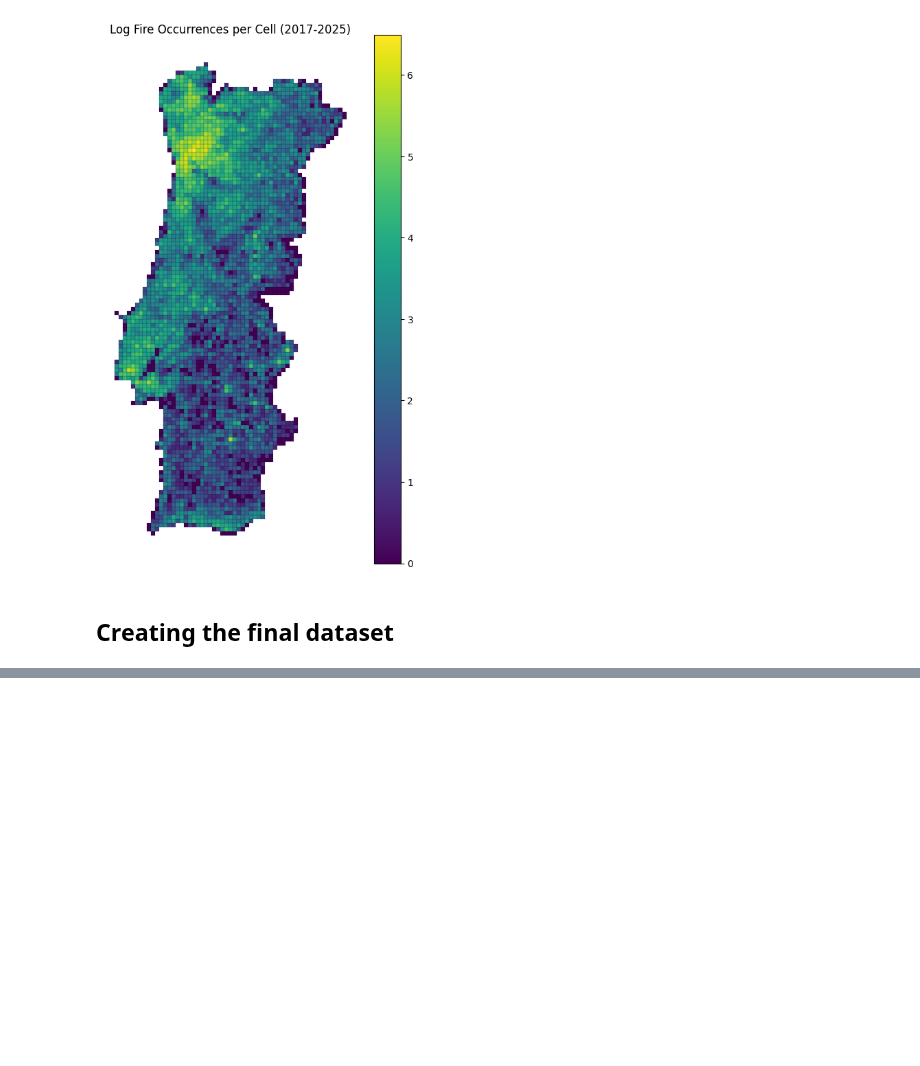
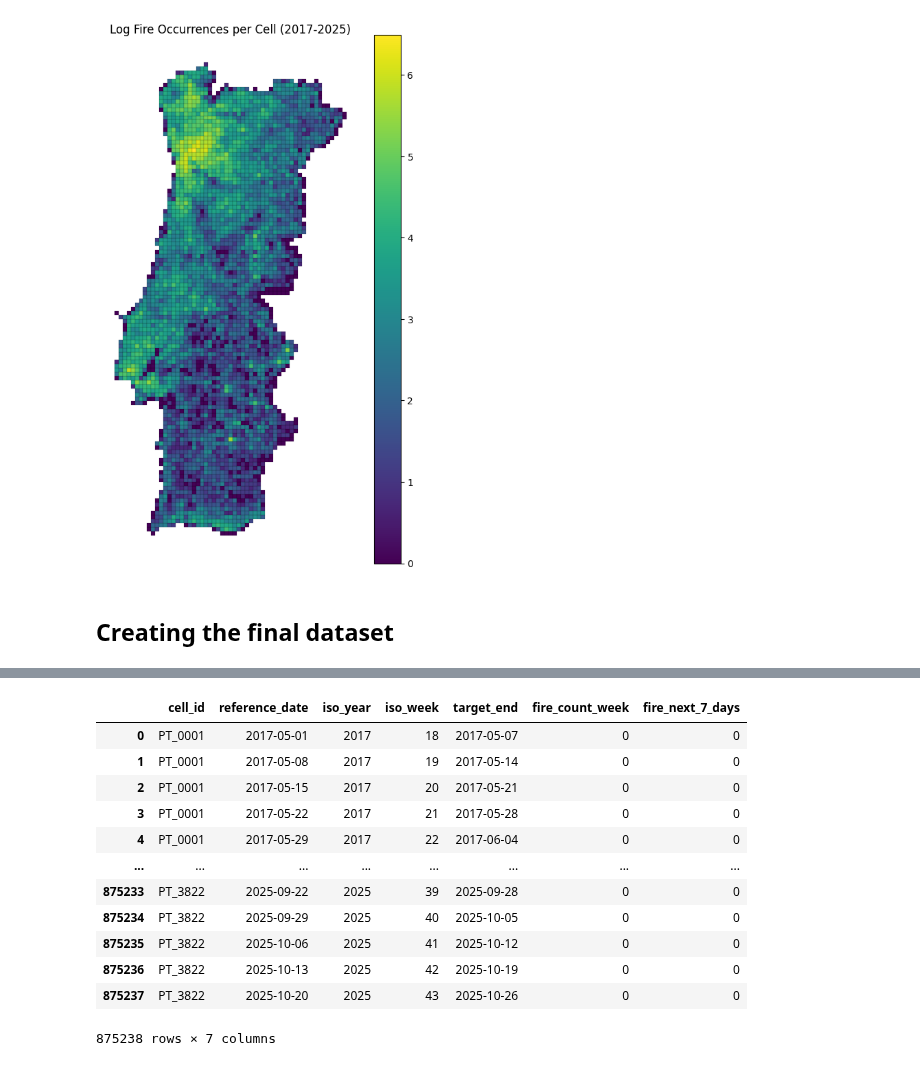
Before and after one commit to Daniel99Fonseca/wildfire-risk-portugal, a Jupyter notebook: notebooks/01_fire_data_exploration.ipynb, the cells around one changed output, grey strips where cells are left out. Saved outputs shown, nothing was run; the diff lists cells and outputs as text; code cells hidden in the pictures; blank space fills up the shorter version.

Commit message:
dataset before meteorological data

```diff
--- a/notebooks/01_fire_data_exploration.ipynb
+++ b/notebooks/01_fire_data_exploration.ipynb
@@ -1429,0 +1568,8 @@ fires_with_cells.head(2)
+# %%
+model_dataset = cells_id.merge(
+    weekly_calendar,
+    how="cross"
+)
+
+print(f"\n Dataset Head: \n {model_dataset.head(10)}")
+print(f"\n Dataset Shape: \n {model_dataset.shape}")
@@ -1429,0 +1631,10 @@ fires_with_cells.head(2)
+# %%
+weekly_fires = (
+    fires_with_cells
+    .groupby(["cell_id", "reference_date"])
+    .size()
+    .reset_index(name="fire_count_week")
+)
+
+print(f"\n Dataset Head: \n {weekly_fires.head(10)}")
+print(f"\n Dataset Shape: \n {weekly_fires.shape}")
@@ -1429,0 +1661,10 @@ fires_with_cells.head(2)
+# %%
+model_dataset = model_dataset.merge(
+    weekly_fires,
+    on=["cell_id", "reference_date"],
+    how="left"
+)
+
+print(f"\n Dataset Head: \n {model_dataset.head(10)}")
+print(f"\n Dataset Shape: \n {model_dataset.shape}")
+print(f"\n Dataset NAs: \n {model_dataset['fire_count_week'].isna().sum()}")
@@ -1429,0 +1692,14 @@ fires_with_cells.head(2)
+# %%
+model_dataset["fire_count_week"] = (
+    model_dataset["fire_count_week"]
+    .fillna(0)
+    .astype(int)
+)
+
+# Turning multiple ocurrences within the same week into 1 (binary)
+model_dataset["fire_next_7_days"] = (
+    model_dataset["fire_count_week"] > 0
+).astype(int)
+
+print(f"\n Target Value Counts: \n {model_dataset['fire_next_7_days'].value_counts()}")
+print(f"\n Target Value Counts Normalized: \n {model_dataset['fire_next_7_days'].value_counts(normalize=True)}")
@@ -1429,0 +1730,17 @@ fires_with_cells.head(2)
+# %%
+# Final look into the model_dataset
+model_dataset
+# %% [output]
+|  | cell_id | reference_date | iso_year | iso_week | target_end | fire_count_week | fire_next_7_days |
+| 0 | PT_0001 | 2017-05-01 | 2017 | 18 | 2017-05-07 | 0 | 0 |
+| 1 | PT_0001 | 2017-05-08 | 2017 | 19 | 2017-05-14 | 0 | 0 |
+| 2 | PT_0001 | 2017-05-15 | 2017 | 20 | 2017-05-21 | 0 | 0 |
+| 3 | PT_0001 | 2017-05-22 | 2017 | 21 | 2017-05-28 | 0 | 0 |
+| 4 | PT_0001 | 2017-05-29 | 2017 | 22 | 2017-06-04 | 0 | 0 |
+| ... | ... | ... | ... | ... | ... | ... | ... |
+| 875233 | PT_3822 | 2025-09-22 | 2025 | 39 | 2025-09-28 | 0 | 0 |
+| 875234 | PT_3822 | 2025-09-29 | 2025 | 40 | 2025-10-05 | 0 | 0 |
+| 875235 | PT_3822 | 2025-10-06 | 2025 | 41 | 2025-10-12 | 0 | 0 |
+| 875236 | PT_3822 | 2025-10-13 | 2025 | 42 | 2025-10-19 | 0 | 0 |
+| 875237 | PT_3822 | 2025-10-20 | 2025 | 43 | 2025-10-26 | 0 | 0 |
+875238 rows × 7 columns
```
Also changed, not shown: parts of 34 cells of this notebook.
